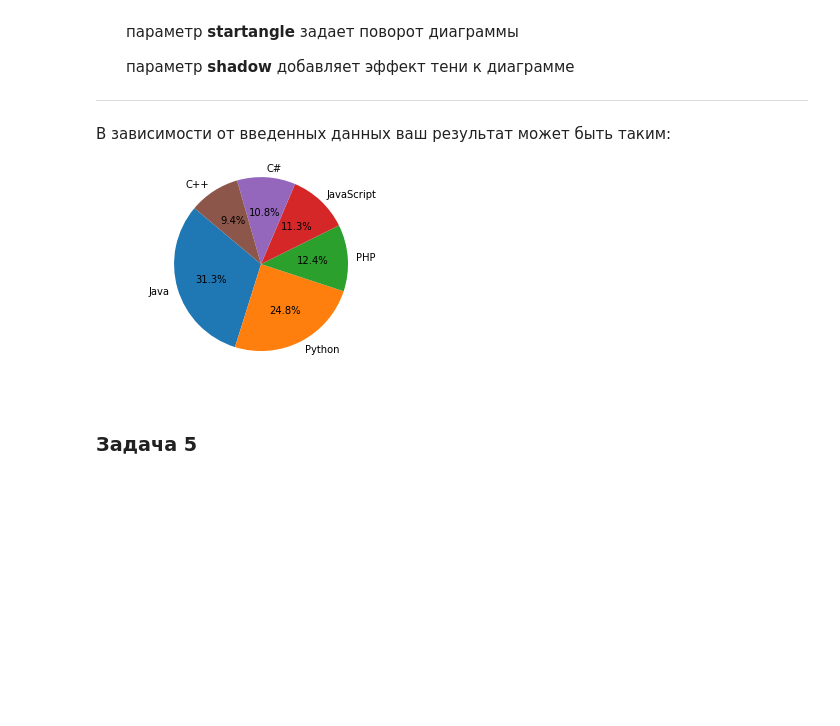
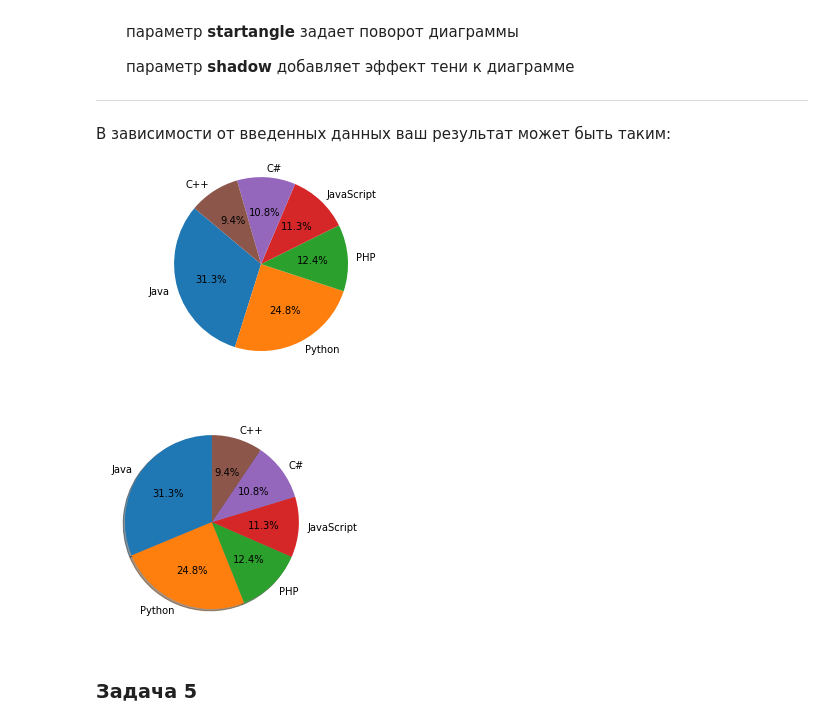
Before and after one commit to vghu/2-np-1, a Jupyter notebook: Базовый_блок_|_Библиотеки_Numpy_и_Matplotlib_|_ДЗ_Lite_|_УИИ.ipynb, the cells around one changed output. Cells and saved outputs as stored; diff of their text form; code cells hidden in the pictures; blank space fills up the shorter version.

```diff
--- a/Базовый_блок_|_Библиотеки_Numpy_и_Matplotlib_|_ДЗ_Lite_|_УИИ.ipynb
+++ b/Базовый_блок_|_Библиотеки_Numpy_и_Matplotlib_|_ДЗ_Lite_|_УИИ.ipynb
@@ -126,3 +135,13 @@ print('Координаты точки в полярной системе =',poi
+# %%
+# Ваше решение
+pl = ['Java', 'Python', 'PHP', 'JavaScript', 'C#', 'C++']
+pp = [22.2, 17.6, 8.8, 8, 7.7, 6.7]
+cs = ["#1f77b4", "#ff7f0e", "#2ca02c", "#d62728", "#9467bd", "#8c564b"]
+#Размерности должны совпадать, иначе ошибка
+plt.pie(pp, labels=pl, colors=cs, autopct='%1.1f%%', shadow=True, startangle=90)
+plt.show()
+# %% [output]
+[figure, added]
 # %% [markdown]
 ### Задача 5
 # %% [markdown]
```
Also changed, not shown: parts of 3 cells of this notebook.
